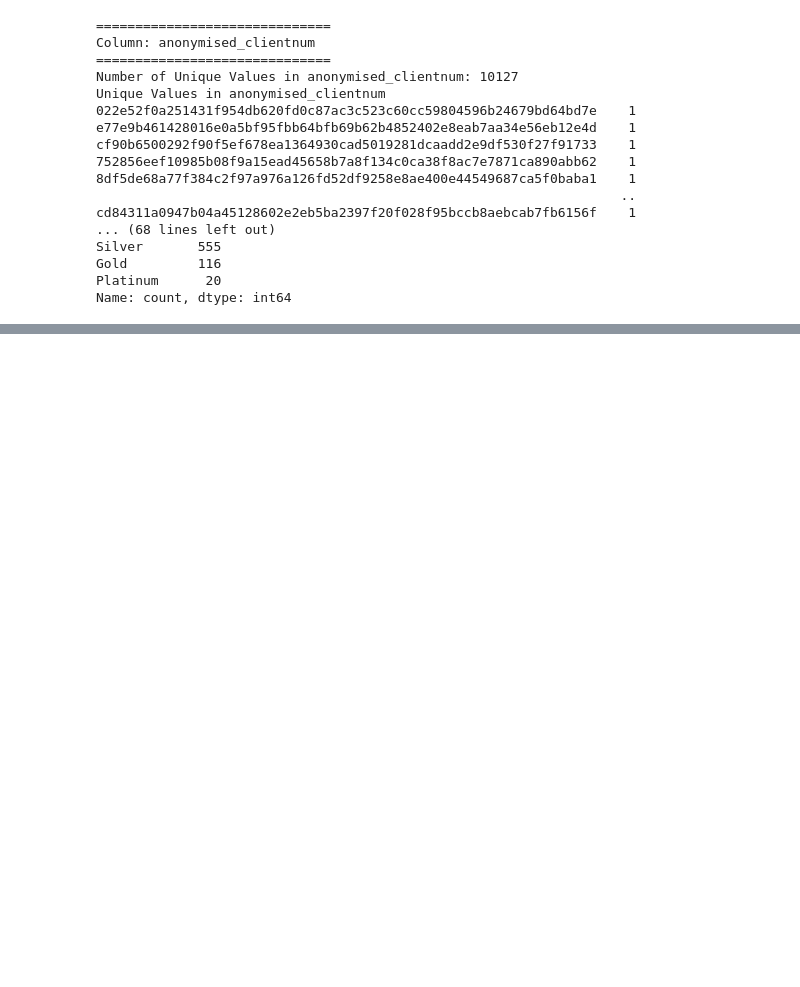
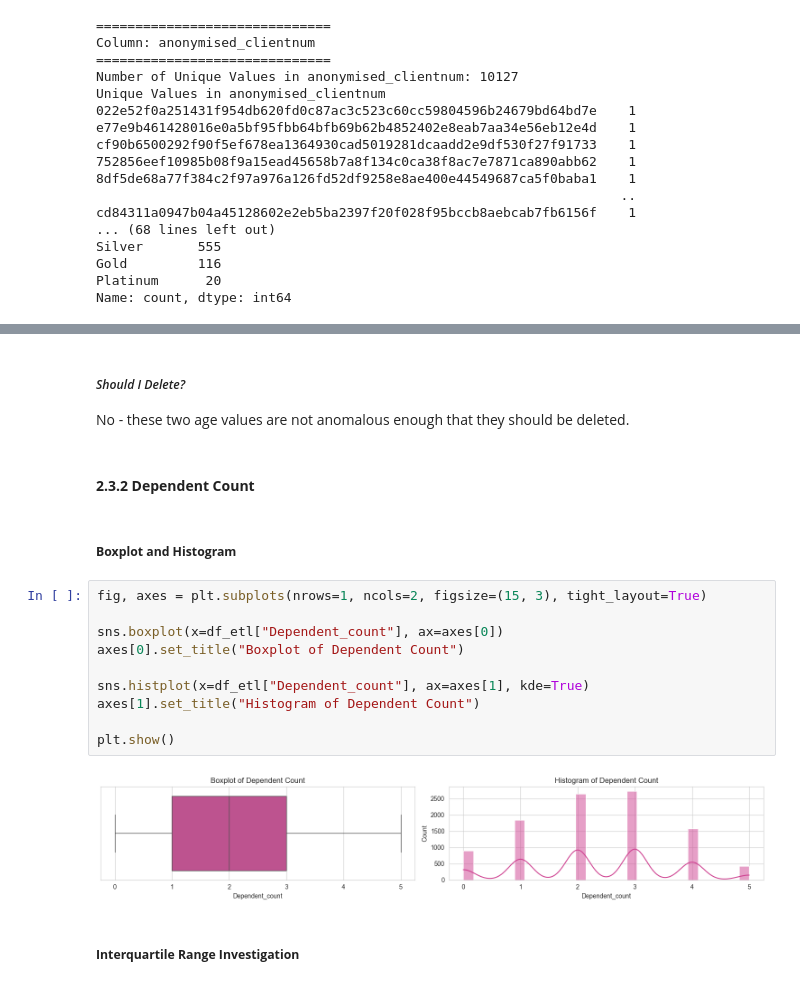
Before and after one commit to elhope23/credit-card-customer-churn-analysis, a Jupyter notebook: jupyter_notebooks/Stage2-ETL.ipynb, the cells around one changed output, grey strips where cells are left out. Cells and saved outputs as stored; diff of their text form; blank space fills up the shorter version.

```diff
--- a/jupyter_notebooks/Stage2-ETL.ipynb
+++ b/jupyter_notebooks/Stage2-ETL.ipynb
@@ -366,0 +479,21 @@ Name: count, dtype: int64
+# %% [markdown]
+##### *Should I Delete?*
+No - these two age values are not anomalous enough that they should be deleted.
+# %% [markdown]
+#### **2.3.2 Dependent Count**
+# %% [markdown]
+##### **Boxplot and Histogram**
+# %%
+fig, axes = plt.subplots(nrows=1, ncols=2, figsize=(15, 3), tight_layout=True)
+
+sns.boxplot(x=df_etl["Dependent_count"], ax=axes[0])
+axes[0].set_title("Boxplot of Dependent Count")
+
+sns.histplot(x=df_etl["Dependent_count"], ax=axes[1], kde=True)
+axes[1].set_title("Histogram of Dependent Count")
+
+plt.show()
+# %% [output]
+[figure, added]
+# %% [markdown]
+##### **Interquartile Range Investigation**
```
Also changed, not shown: parts of 93 cells of this notebook.
